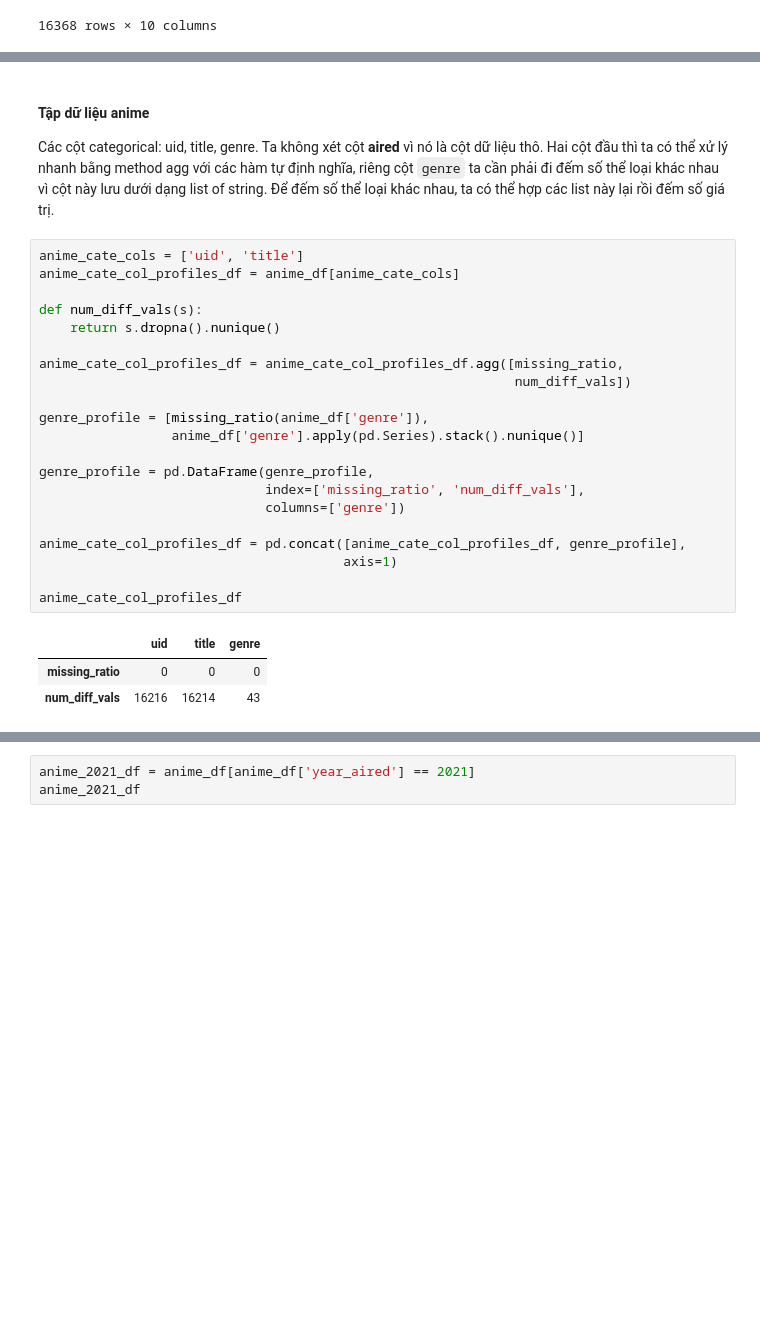
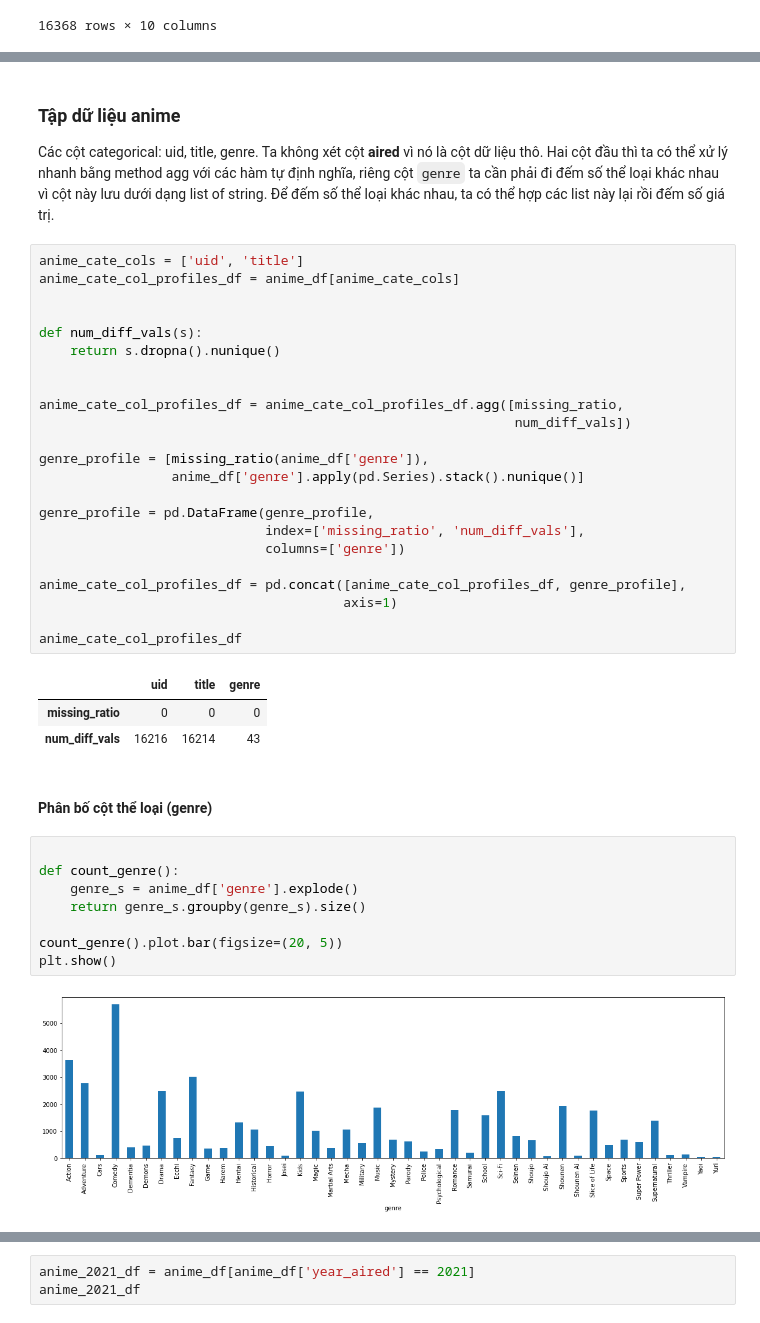
Before and after one commit to phineasla-hcmus/3.1-DS-Final, a Jupyter notebook: P4DS_FinalProject.ipynb, the cells around one changed output, grey strips where cells are left out. Drawn from its saved outputs; the diff is of its cells as text; blank space fills up the shorter version.

Commit message:
Count genre

```diff
--- a/P4DS_FinalProject.ipynb
+++ b/P4DS_FinalProject.ipynb
@@ -511,15 +518,17 @@ Name: score, dtype: float64
 
 Ở mỗi cột ta sẽ xem xét % tỉ lệ thiếu dữ liệu (0 đến 100), số giá trị khác nhau (không xét giá trị thiếu)
 # %% [markdown]
-#### Tập dữ liệu anime
+### Tập dữ liệu anime
 
 Các cột categorical: uid, title, genre. Ta không xét cột **aired** vì nó là cột dữ liệu thô. Hai cột đầu thì ta có thể xử lý nhanh bằng method agg với các hàm tự định nghĩa, riêng cột `genre` ta cần phải đi đếm số thể loại khác nhau vì cột này lưu dưới dạng list of string. Để đếm số thể loại khác nhau, ta có thể hợp các list này lại rồi đếm số giá trị.
 # %%
 anime_cate_cols = ['uid', 'title']
 anime_cate_col_profiles_df = anime_df[anime_cate_cols]
 
+
 def num_diff_vals(s):
     return s.dropna().nunique()
+
 
 anime_cate_col_profiles_df = anime_cate_col_profiles_df.agg([missing_ratio,
                                                              num_diff_vals])
@@ -539,4 +548,16 @@ anime_cate_col_profiles_df
 |  | uid | title | genre |
 | missing_ratio | 0 | 0 | 0 |
 | num_diff_vals | 16216 | 16214 | 43 |
+# %% [markdown]
+#### Phân bố cột thể loại (genre)
+# %%
+
+def count_genre():
+    genre_s = anime_df['genre'].explode()
+    return genre_s.groupby(genre_s).size()
+
+count_genre().plot.bar(figsize=(20, 5))
+plt.show()
+# %% [output]
+[figure, added]
 # %% [markdown]
```
Also changed, not shown: parts of 47 cells of this notebook.
